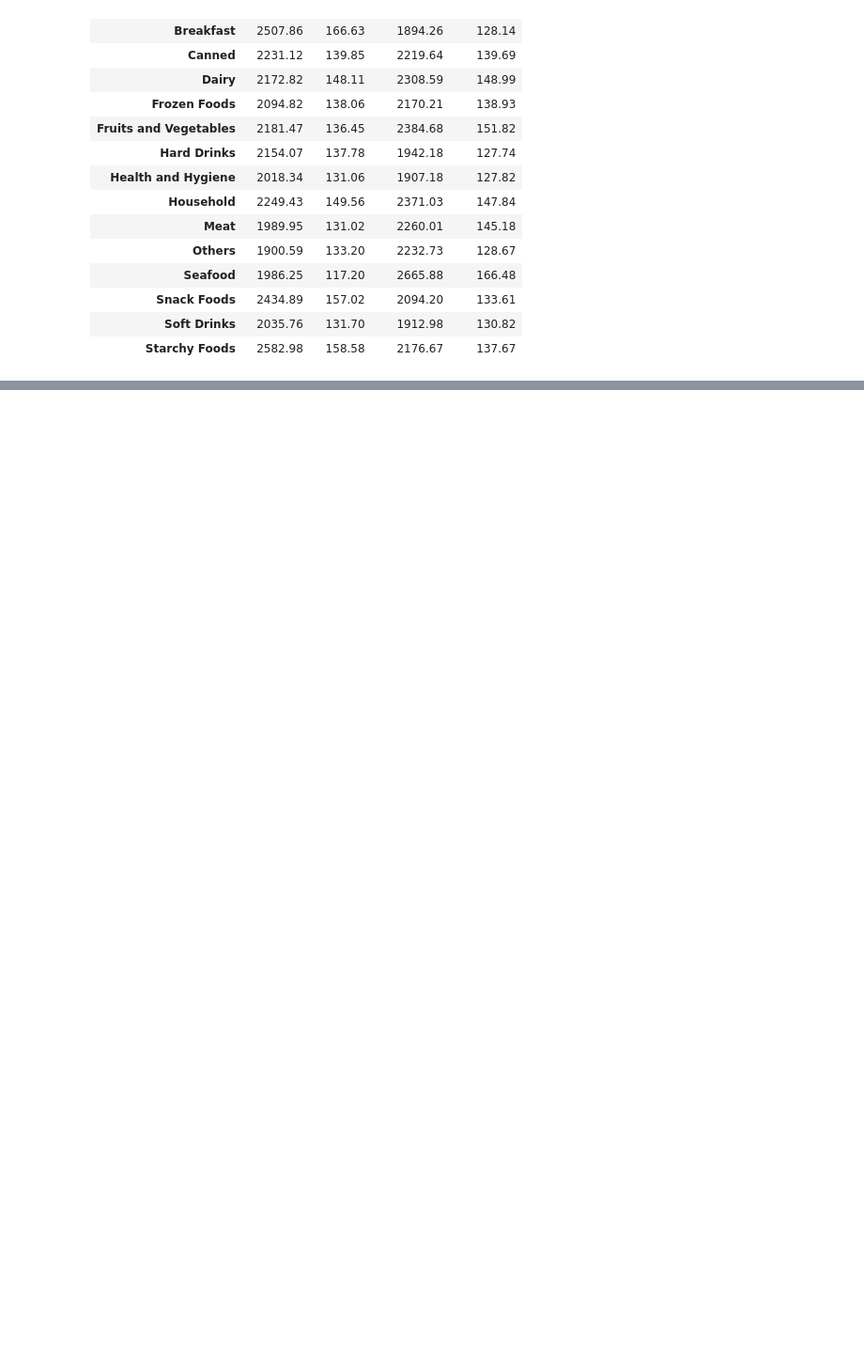
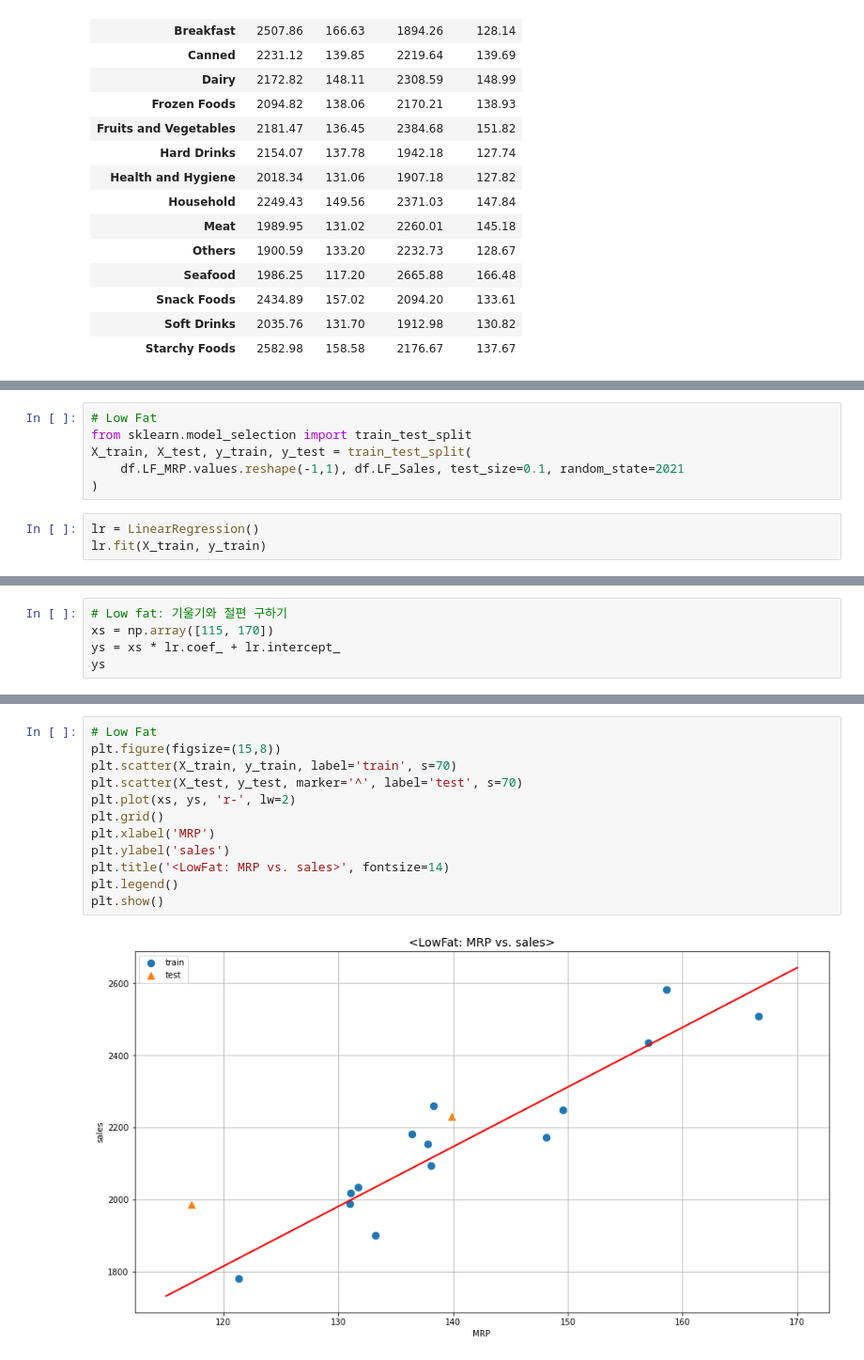
Before and after one commit to youngai1112/MachineLearning, a Jupyter notebook: 04.회귀/1231.빅마트_회귀분석.ipynb, the cells around one changed output, grey strips where cells are left out. Shown at 94% size. Saved outputs shown, nothing was run; the diff lists cells and outputs as text; blank space fills up the shorter version.

```diff
--- a/04.회귀/1231.빅마트_회귀분석.ipynb
+++ b/04.회귀/1231.빅마트_회귀분석.ipynb
@@ -243,0 +239,9 @@ lr.score(df.REG_MRP.values.reshape(-1,1), df.REG_Sales)
+# %%
+# Low Fat
+from sklearn.model_selection import train_test_split
+X_train, X_test, y_train, y_test = train_test_split(
+    df.LF_MRP.values.reshape(-1,1), df.LF_Sales, test_size=0.1, random_state=2021
+)
+# %%
+lr = LinearRegression()
+lr.fit(X_train, y_train)
@@ -243,0 +295,5 @@ lr.score(df.REG_MRP.values.reshape(-1,1), df.REG_Sales)
+# %%
+# Low fat: 기울기와 절편 구하기
+xs = np.array([115, 170])
+ys = xs * lr.coef_ + lr.intercept_
+ys
@@ -243,0 +309,14 @@ lr.score(df.REG_MRP.values.reshape(-1,1), df.REG_Sales)
+# %%
+# Low Fat
+plt.figure(figsize=(15,8))
+plt.scatter(X_train, y_train, label='train', s=70)
+plt.scatter(X_test, y_test, marker='^', label='test', s=70)
+plt.plot(xs, ys, 'r-', lw=2)
+plt.grid()
+plt.xlabel('MRP')
+plt.ylabel('sales')
+plt.title('<LowFat: MRP vs. sales>', fontsize=14)
+plt.legend()
+plt.show()
+# %% [output]
+[figure, added]
```
Also changed, not shown: parts of 21 cells of this notebook.
